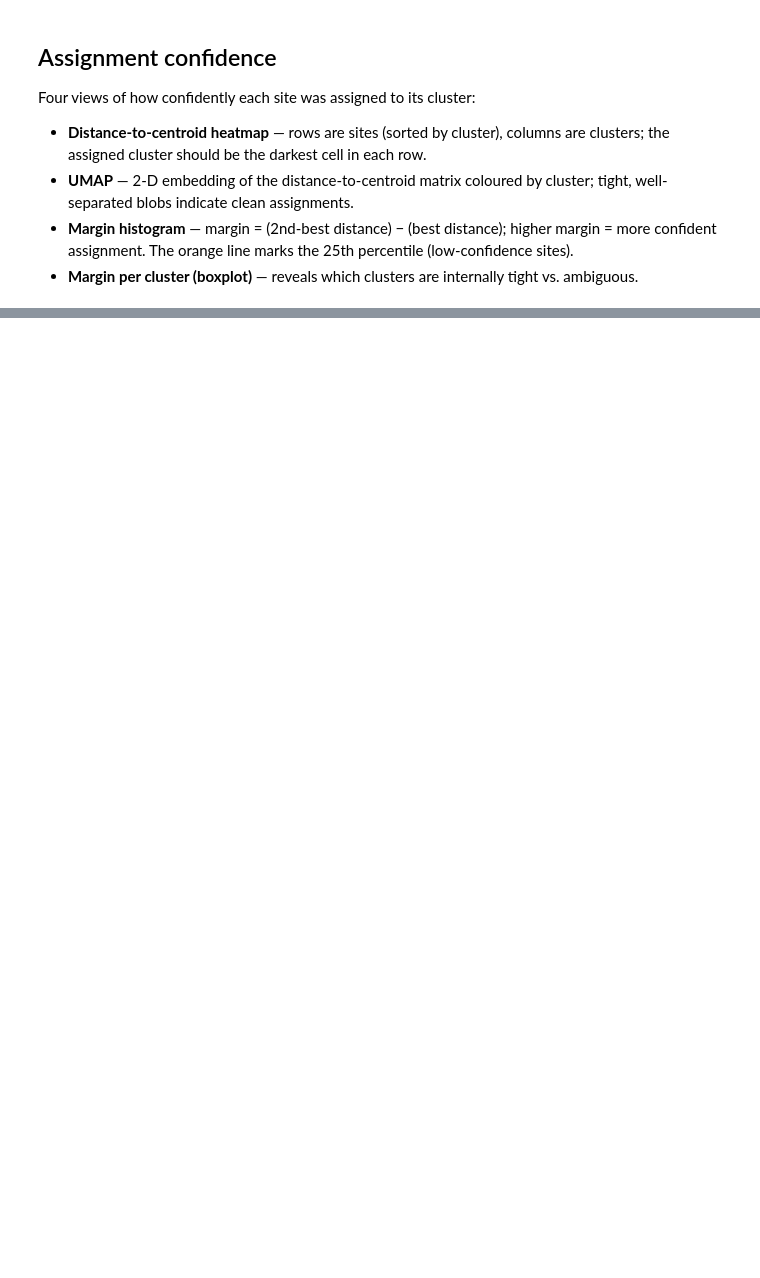
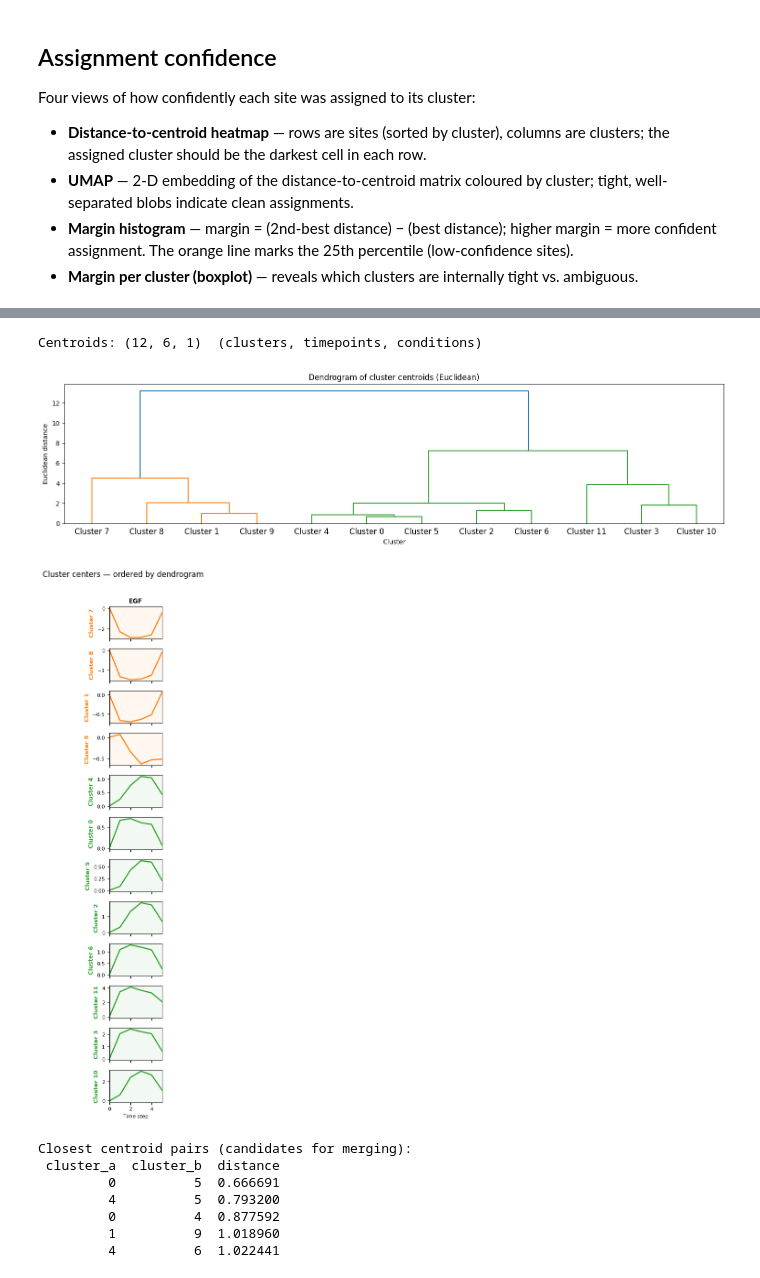
Before and after one commit to IgnacioNavas/TMT_Data_analysis, a Jupyter notebook: notebooks/03_clustering/Clustering.ipynb, the cells around one changed output, grey strips where cells are left out. Cells and saved outputs as stored; diff of their text form; code cells hidden in the pictures; blank space fills up the shorter version.

```diff
--- a/notebooks/03_clustering/Clustering.ipynb
+++ b/notebooks/03_clustering/Clustering.ipynb
@@ -440,15 +487,39 @@ Useful for deciding whether to merge nearby clusters after the k-scan, and for p
 # %%
 from src.clustering import compute_centroid_linkage
 
-Z_hier, dist_matrix = compute_centroid_linkage(
-    centers = clustering_model.cluster_centers_,
-    method  = "weighted",
-)
+# Hierarchical clustering of the centroids KMeans has ALREADY computed — nothing is
+# re-clustered at site level. cluster_centers_ has shape
+# (K_FINAL, n_timepoints, n_conditions), so the tree has only K_FINAL leaves and is
+# essentially free to build.
+print(f"Centroids: {clustering_model.cluster_centers_.shape}  "
+      f"(clusters, timepoints, conditions)")
 
-fig_dendro, fig_grid = plot_cluster_hierarchy(
-    centers         = clustering_model.cluster_centers_,
-    Z               = Z_hier,
-    condition_names = [c.strip("_") for c in CONDITIONS],
-    color_threshold = 0.7,
-)
+Z_hier, dist_matrix = compute_centroid_linkage(centers = clustering_model.cluster_centers_,
+                                               method  = "ward",
+                                               metric  = "euclidean",)
+
+fig_dendro, fig_grid = plot_cluster_hierarchy(centers         = clustering_model.cluster_centers_,
+                                              Z               = Z_hier,
+                                              condition_names = [c.strip("_") for c in CONDITIONS],
+                                              color_threshold = 0.7,
+                                              metric_label    = "Euclidean",)
 plt.show()
+
+# Which centroids sit closest together — the candidates for merging.
+_pairs = pd.DataFrame([(i, j, dist_matrix[i, j],)
+                       for i in range(dist_matrix.shape[0])
+                       for j in range(i + 1, dist_matrix.shape[0])],
+                      columns = ["cluster_a", "cluster_b", "distance"],)
+print("\nClosest centroid pairs (candidates for merging):")
+print(_pairs.sort_values("distance",).head(5,).to_string(index=False,))
+# %% [output]
+Centroids: (12, 6, 1)  (clusters, timepoints, conditions)
+[figure, added]
+[figure, added]
+Closest centroid pairs (candidates for merging):
+ cluster_a  cluster_b  distance
+         0          5  0.666691
+         4          5  0.793200
+         0          4  0.877592
+         1          9  1.018960
+         4          6  1.022441
```
Also changed, not shown: parts of 19 cells of this notebook, 3 other files.
